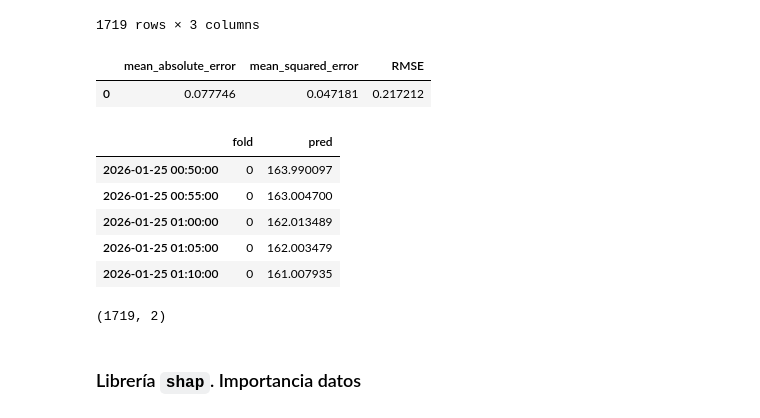
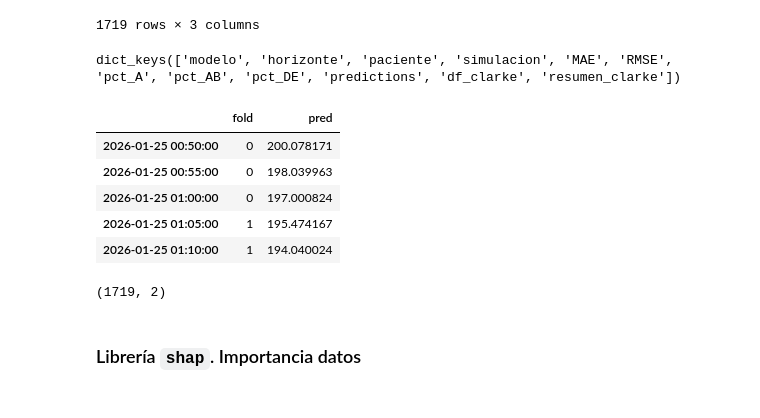
Before and after one commit to WillyFtAb/TFG-GIS-Predictor-glucosa, a Jupyter notebook: Pruebas/estadisticas.ipynb, the cells around one changed output. Drawn from its saved outputs; the diff is of its cells as text; code cells hidden in the pictures.

```diff
--- a/Pruebas/estadisticas.ipynb
+++ b/Pruebas/estadisticas.ipynb
@@ -1260,19 +1279,20 @@ p['df_clarke']
 | 1717 | 230.0 | 230.013855 | A |
 | 1718 | 229.0 | 229.003403 | A |
 1719 rows × 3 columns
+# %%
+p.keys()
+# %% [output]
+dict_keys(['modelo', 'horizonte', 'paciente', 'simulacion', 'MAE', 'RMSE', 'pct_A', 'pct_AB', 'pct_DE', 'predictions', 'df_clarke', 'resumen_clarke'])
 # %%
-display(metrics.head())
-display(predictions.head())
-predictions.shape
+display(p['predictions'].head())
+p['predictions'].shape
 # %% [output]
-|  | mean_absolute_error | mean_squared_error | RMSE |
-| 0 | 0.077746 | 0.047181 | 0.217212 |
+|  | fold | pred |
+| 2026-01-25 00:50:00 | 0 | 200.078171 |
+| 2026-01-25 00:55:00 | 0 | 198.039963 |
+| 2026-01-25 01:00:00 | 0 | 197.000824 |
+| 2026-01-25 01:05:00 | 1 | 195.474167 |
+| 2026-01-25 01:10:00 | 1 | 194.040024 |
-|  | fold | pred |
-| 2026-01-25 00:50:00 | 0 | 163.990097 |
-| 2026-01-25 00:55:00 | 0 | 163.004700 |
-| 2026-01-25 01:00:00 | 0 | 162.013489 |
-| 2026-01-25 01:05:00 | 0 | 162.003479 |
-| 2026-01-25 01:10:00 | 0 | 161.007935 |
 (1719, 2)
 # %% [markdown]
 ### Librería `shap`. Importancia datos
```
Also changed, not shown: parts of 7 cells of this notebook.
